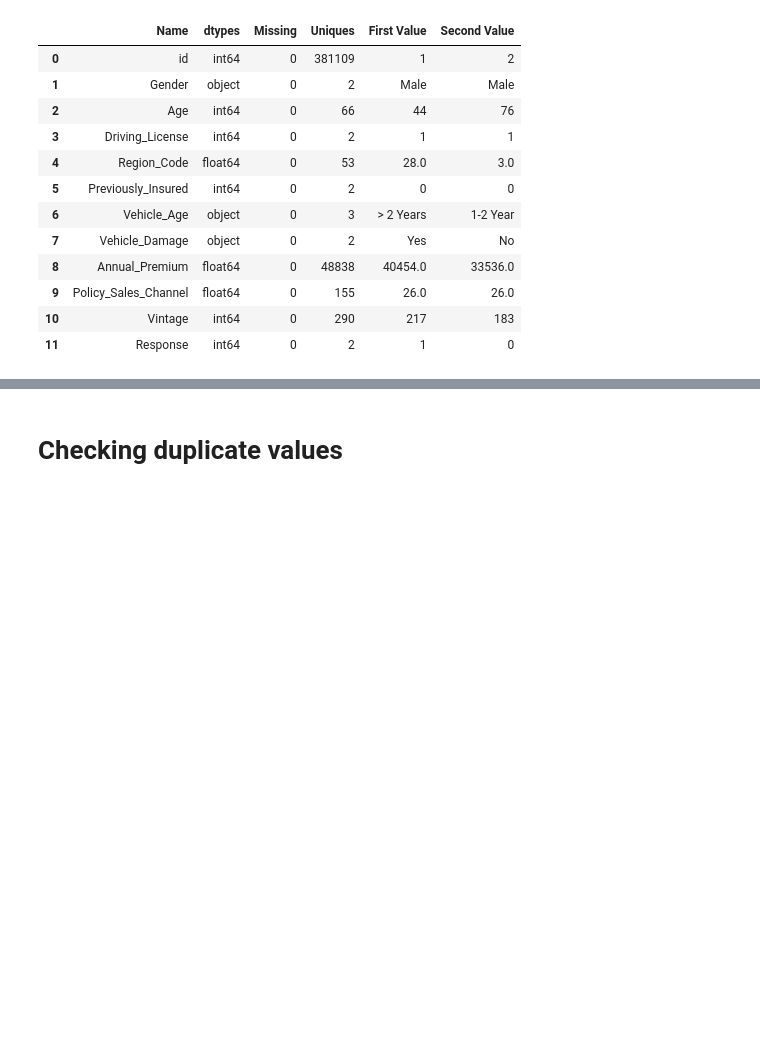
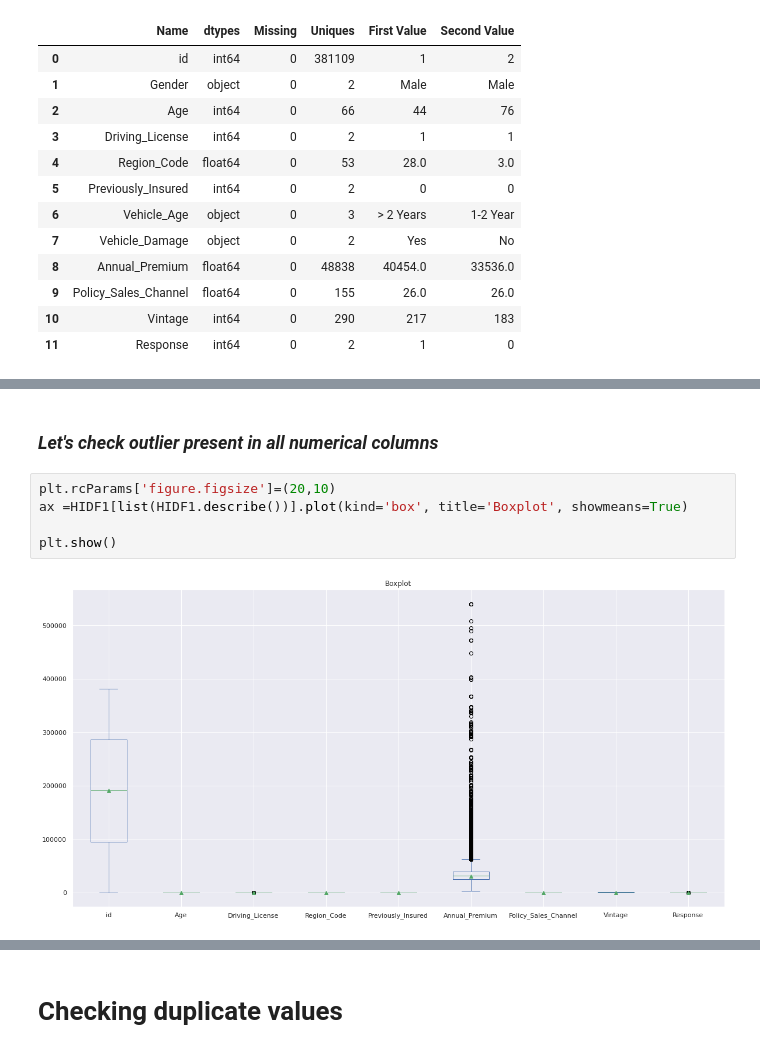
Before and after one commit to DrBharathiTC/HEALTH-INSURANCE-CROSS-SELL-PREDICTION.ipynb, a Jupyter notebook: HEALTH_INSURANCE_CROSS_SELL_PREDICTION.ipynb, the cells around one changed output, grey strips where cells are left out. Saved outputs shown, nothing was run; the diff lists cells and outputs as text; blank space fills up the shorter version.

```diff
--- a/HEALTH_INSURANCE_CROSS_SELL_PREDICTION.ipynb
+++ b/HEALTH_INSURANCE_CROSS_SELL_PREDICTION.ipynb
@@ -236,0 +216,9 @@ for column in HIDF2:
+# %% [markdown]
+### *Let's check outlier present in all numerical columns*
+# %%
+plt.rcParams['figure.figsize']=(20,10)
+ax =HIDF1[list(HIDF1.describe())].plot(kind='box', title='Boxplot', showmeans=True)
+
+plt.show()
+# %% [output]
+[figure, added]
```
Also changed, not shown: parts of 20 cells of this notebook.
